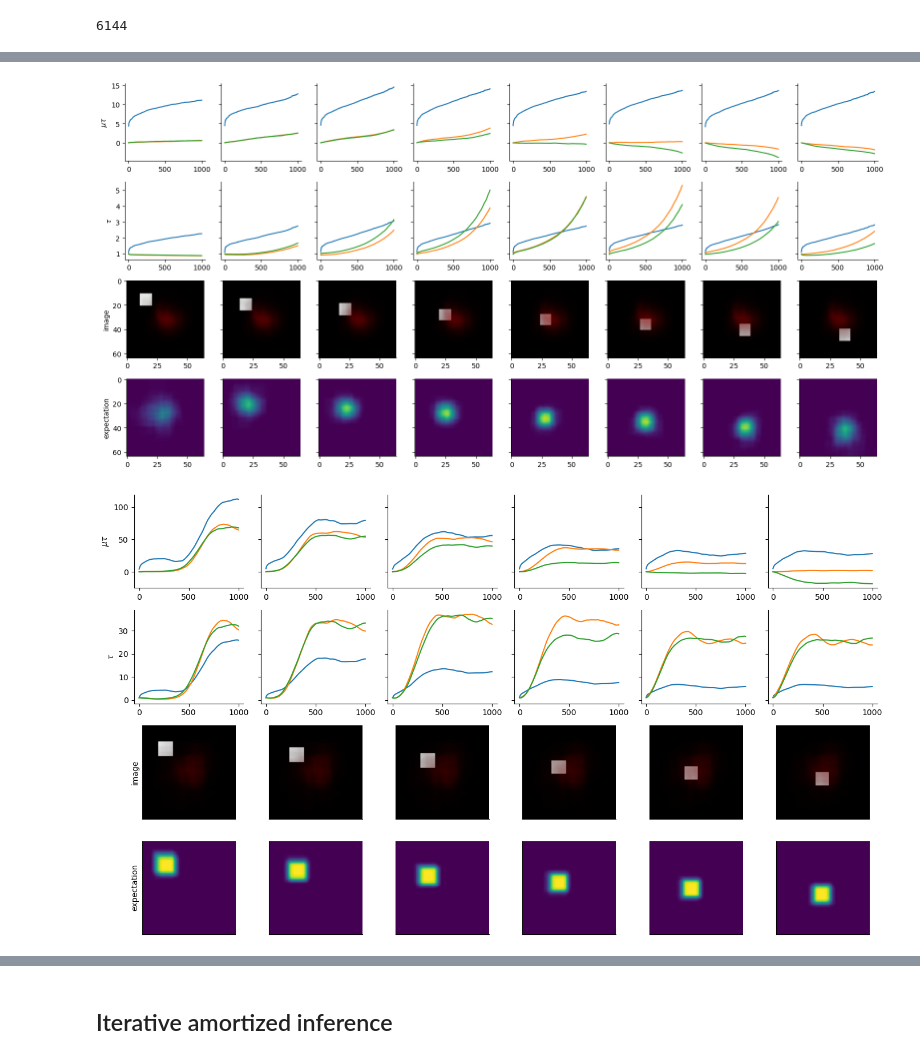
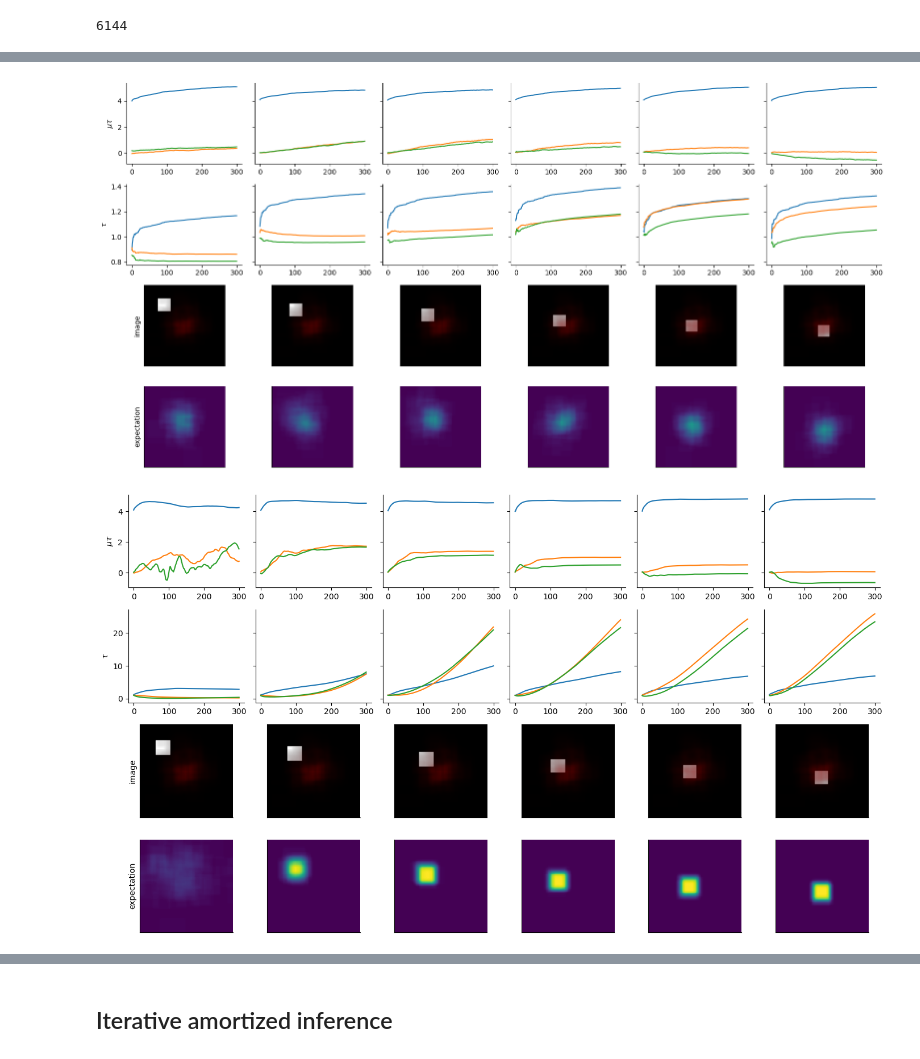
Before and after one commit to dimarkov/numpc, a Jupyter notebook: notebooks/dsprites/testing_vaes_on_dsprites.ipynb, the cells around one changed output, grey strips where cells are left out. Saved outputs shown, nothing was run; the diff lists cells and outputs as text; code cells hidden in the pictures.

```diff
--- a/notebooks/dsprites/testing_vaes_on_dsprites.ipynb
+++ b/notebooks/dsprites/testing_vaes_on_dsprites.ipynb
@@ -297,7 +295,7 @@ def plot_results(sequence, target_img, prior_img, axes, n, d=3):
     axes[2].set_yticks([])
     axes[2].imshow(prior_img)
 
-    μ = sequence[0][-1] / sequence[1][-1]
+    μ = sequence[0][-1]
     scale = jnp.sqrt(1/sequence[1][-1])
     z = μ[:d] + scale[:d] * np.random.randn(n, d)
     out_img = vmap(nnet)(z).mean(0)
@@ -333,8 +329,8 @@ optax.adam()
 # %%
 import optax
-size = 8
+size = 6
 fig, axes = plt.subplots(4, size, figsize=(16, 8), sharex='row', sharey='row')
-optim = optax.adam(learning_rate=1e-2, b1=0.9, b2=0.99)
+optim = optax.adam(learning_rate=1e-2, b1=0.9, b2=0.999)
 
 for i, indx in enumerate(data_indexes[::100][:size]):
     target_img = task.imgs[indx]
@@ -356,13 +352,13 @@ for i, indx in enumerate(data_indexes[::100][:size]):
         updates, opt_state = optim.update(grads, opt_state)
         state = optax.apply_updates(state, updates)
         π = 1 / nn.softplus(state['ln_pi']) ** 2
-        return (state, opt_state, key), (state['mu'] * π, π)
+        return (state, opt_state, key), (state['mu'], π)
 
     key, _ = jr.split(key)
     init = { 'mu': nn.one_hot(0, d) * 3.,
              'ln_pi': jnp.zeros(d) + .55 }
     opt_state = optim.init( init )
-    last, sequence = lax.scan(step_fn, (init, opt_state, key), jnp.arange(1000))
+    last, sequence = lax.scan(step_fn, (init, opt_state, key), jnp.arange(300))
     plot_results(sequence, target_img, prior_img, axes[:, i], n, d=d)
 
 
@@ -377,41 +417,40 @@ sns.despine(fig)
 # %%
-size = 8
+size = 6
 fig, axes = plt.subplots(4, size, figsize=(16, 8), sharex='row', sharey='row')
 
 for i, indx in enumerate(data_indexes[::100][:size]):
     α_0 = 1e-2
     β_1 = 0.9
-    β_2 = 0.99
+    β_2 = 0.999
     target_img = task.imgs[indx]
     def step_fn(carry, t):
         μ, π, key = carry
         key, _key = jr.split(key)
         eps = jr.normal(_key, shape=(S, *μ.shape))
         scale = jnp.sqrt(1/π)
         x = μ + scale * eps
         g = vmap(df, in_axes=(0, None))(x, target_img)
 
         lr = α_0 * (1 - β_2 ** 2) / (1 - jnp.power(β_2, 2 * (t + 1)))
-        u = lr * ( (g * eps).mean(0) / scale + λ - π)
-        π = jnp.exp(u) * π
-        π = jnp.clip(π, a_min=1e-12)
+        _π = π + lr * ( (g * eps).mean(0) / scale + λ - π)
+        _π = jnp.clip(_π, a_min=1e-6)
 
         lr = α_0 * (1 - β_1 ** 2) / (1 - jnp.power(β_1, 2 * (t + 1)))
-        μ = μ - lr * (g.mean(0) + λ * μ) / π
-        return (μ, π, key), (μ * π, π)
+        μ = μ - lr * (g.mean(0) + λ * μ) / _π
+        return (μ, _π, key), (μ, _π)
 
     key, _ = jr.split(key)
-    last, sequence = lax.scan(step_fn, (init_mu, init_pi, key), jnp.arange(1000))
+    last, sequence = lax.scan(step_fn, (init_mu, init_pi, key), jnp.arange(300))
     plot_results(sequence, target_img, prior_img, axes[:, i], n, d=d)
 
 axes[0, 0].set_ylabel(r'$\mu \tau $')
 axes[1, 0].set_ylabel(r'$\tau $')
 axes[2, 0].set_ylabel(r'image')
 axes[3, 0].set_ylabel(r'expectation')
 fig.tight_layout()
 sns.despine(fig)
 # %% [output]
-[figure, old version]
+[figure, new version]
 # %%
 size = 6
 fig, axes = plt.subplots(4, size, figsize=(14, 8), sharex='row', sharey='row')
@@ -419,7 +458,7 @@ fig, axes = plt.subplots(4, size, figsize=(14, 8), sharex='row', sharey='row')
 for i, indx in enumerate(data_indexes[::100][:size]):
     α_0 = 1e-2
     γ_1 = 0.9
-    γ_2 = 0.99
+    γ_2 = 0.999
     target_img = task.imgs[indx]
     def step_fn(carry, t):
         μ, μ_1, π, π_1, key = carry
@@ -439,11 +478,11 @@ for i, indx in enumerate(data_indexes[::100][:size]):
         γ_t = γ_1 * (1 - jnp.power(γ_1, t)) / (1 - jnp.power(γ_1, t + 1))
         _μ = μ - α_t * (g.mean(0) + λ * μ) / _π + γ_t * π_1 * (μ - μ_1) / _π
 
-        return (_μ, μ, _π, π, key), (_μ * _π, _π)
+        return (_μ, μ, _π, π, key), (_μ, _π)
 
     key, _ = jr.split(key)
     init = (init_mu, init_mu, init_pi, init_pi, key)
-    last, sequence = lax.scan(step_fn, init, jnp.arange(1000))
+    last, sequence = lax.scan(step_fn, init, jnp.arange(300))
     plot_results(sequence, target_img, prior_img, axes[:, i], n, d=d)
 
 axes[0, 0].set_ylabel(r'$\mu \tau $')
@@ -454,4 +493,4 @@ axes[3, 0].set_ylabel(r'expectation')
 fig.tight_layout()
 sns.despine(fig)
 # %% [output]
-[figure, old version]
+[figure, new version]
```
Also changed, not shown: parts of 16 cells of this notebook.
